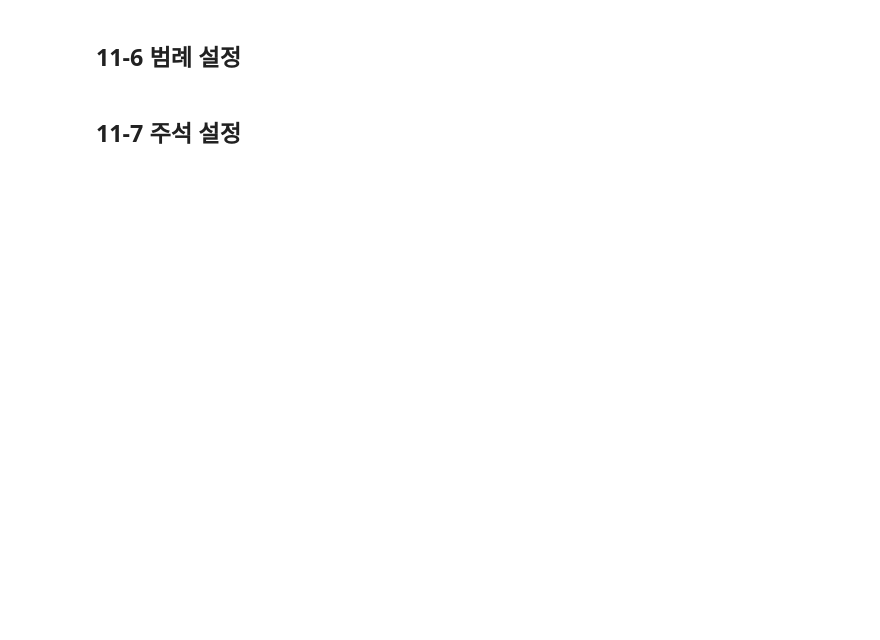
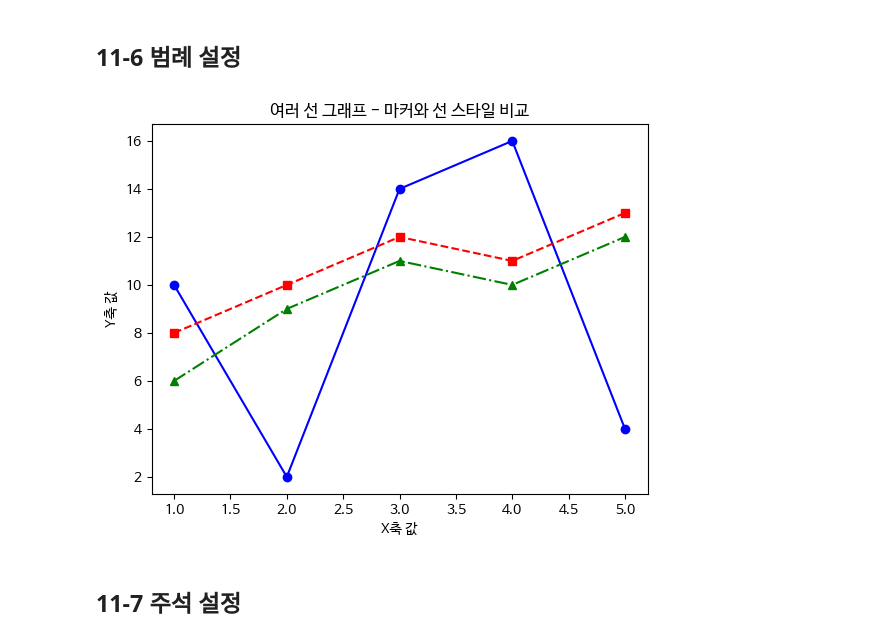
Before and after one commit to chanu2757/Data-Analysis-with-Open-Source, a Jupyter notebook: 오픈소스_데이터_분석_11강.ipynb, the cells around one changed output. Saved outputs shown, nothing was run; the diff lists cells and outputs as text; code cells hidden in the pictures; blank space fills up the shorter version.

```diff
--- a/오픈소스_데이터_분석_11강.ipynb
+++ b/오픈소스_데이터_분석_11강.ipynb
@@ -150,25 +152,27 @@ plt.show()
 # %%
 import matplotlib.pyplot as plt
 
 ## 데이터 정의
 x = [1, 2, 3, 4, 5]
 y1 = [10, 2, 14, 16, 4]
 y2 = [8, 10, 12, 11, 13]
 y3 = [6, 9, 11, 10, 12]
 
 ## 여러 선 그래프 그리기
-plt.plot(x, y1, marker='o', linestyle='-', color='blue', label='데이터 1')
+plt.plot(x, y1, marker='o', linestyle='-', color='blue', label='데이터 1 ^^')
 plt.plot(x, y2, marker='s', linestyle='--', color='red', label='데이터 2')
 plt.plot(x, y3, marker='^', linestyle='-.', color='green', label='데이터 3')
 
 ## 제목 및 축 레이블 설정
 plt.title("여러 선 그래프 - 마커와 선 스타일 비교")
 plt.xlabel("X축 값")
 plt.ylabel("Y축 값")
 
 # 범례 추가
 
 plt.show()
+# %% [output]
+[figure, added]
 # %% [markdown]
 ## 11-7 주석 설정
 # %%
```
Also changed, not shown: parts of 12 cells of this notebook.
